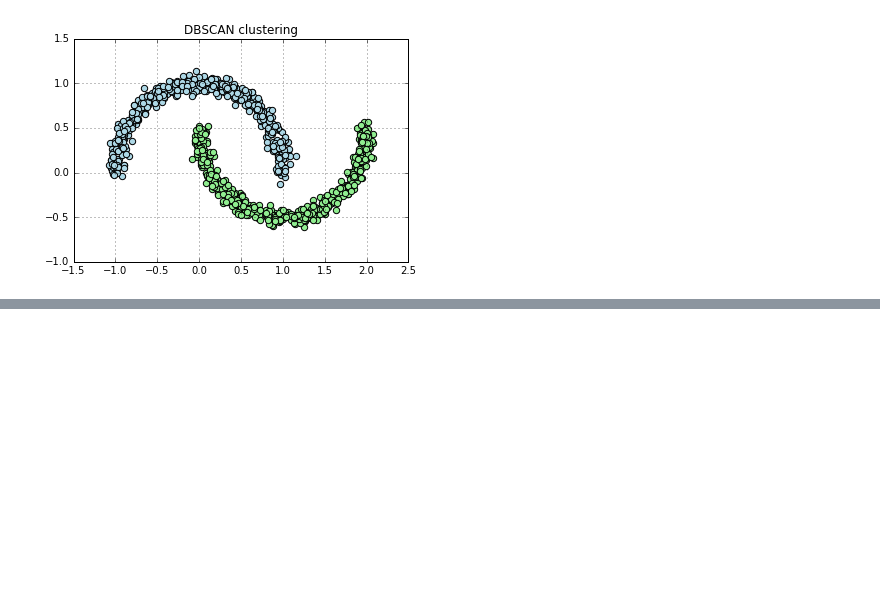
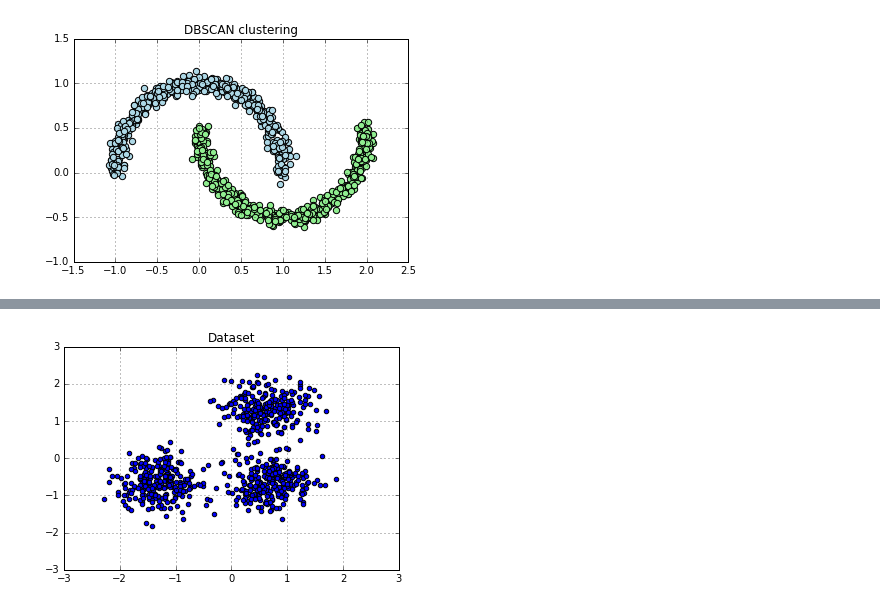
Before and after one commit to YanpuLi/YanpuLi.github.io, a Jupyter notebook: Clustering.ipynb, the cells around one changed output, grey strips where cells are left out. Cells and saved outputs as stored; diff of their text form; code cells hidden in the pictures; blank space fills up the shorter version.

```diff
--- a/Clustering.ipynb
+++ b/Clustering.ipynb
@@ -317,0 +434,16 @@ plt.show()
+# %%
+centers = [[1, 1], [-1, -1], [1, -1]]
+X4, labels_true = make_blobs(n_samples=750, centers=centers, cluster_std=0.4,
+                            random_state=0)
+
+X4 = StandardScaler().fit_transform(X4)
+# %%
+plt.plot()
+#plt.xlim([-3, 4])
+#plt.ylim([-1, 6])
+plt.title('Dataset')
+plt.scatter(X4[:,0], X4[:,1], marker = "o")
+plt.grid()
+plt.show()
+# %% [output]
+[figure, added]
```
Also changed, not shown: parts of 11 cells of this notebook, 4 other files.
